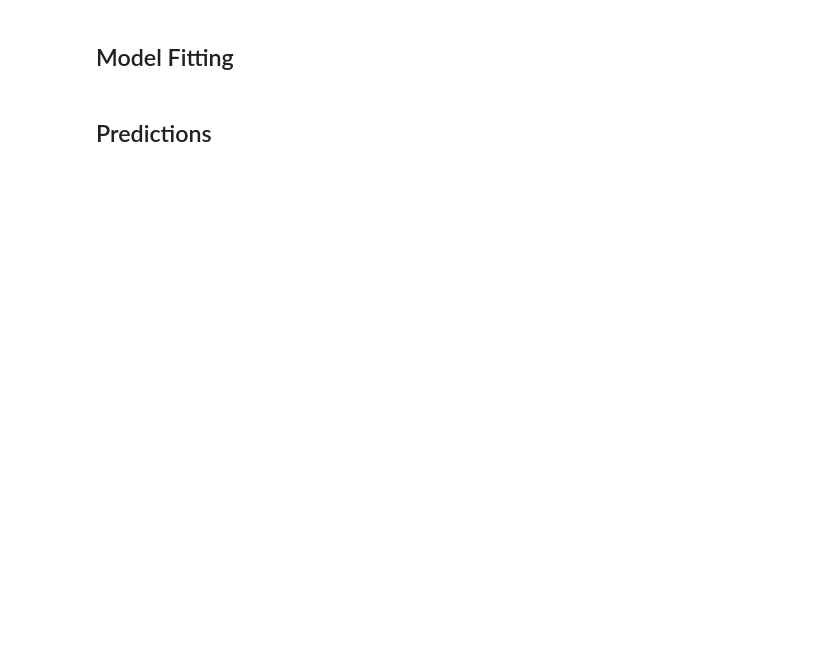
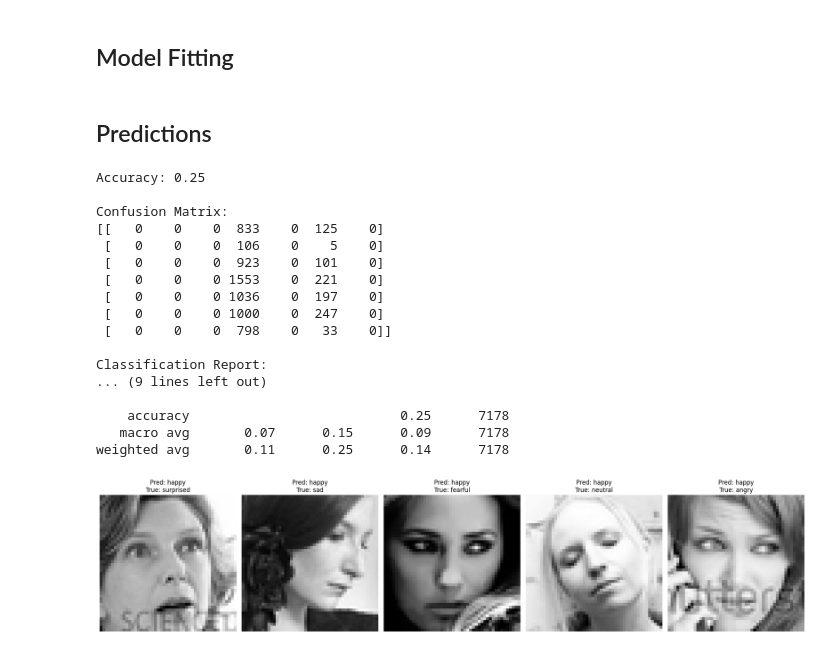
Before and after one commit to adam-fitz395/ML-Projects, a Jupyter notebook: K Means Cluster/cluster.ipynb, the cells around one changed output. Drawn from its saved outputs; the diff is of its cells as text; code cells hidden in the pictures; blank space fills up the shorter version.

```diff
--- a/K Means Cluster/cluster.ipynb
+++ b/K Means Cluster/cluster.ipynb
@@ -40,31 +47,68 @@ y_encoded = label_encoder.fit_transform(y)
 # %% [markdown]
 ## Model Fitting
 # %%
-# Initialize K-means (7 clusters for 7 emotions)
-kmeans = KMeans(n_clusters=7, random_state=42)
-kmeans.fit(X)
+# --- K-means Clustering ---
+kmeans = KMeans(n_clusters=7, random_state=42, n_init=10)
+kmeans.fit(X_train)
 
-# Get cluster assignments for each image
-cluster_labels = kmeans.labels_
+# --- Cluster-to-Emotion Mapping (Using Training Data) ---
+train_clusters = kmeans.labels_
+df = pd.DataFrame({'cluster': train_clusters, 'emotion': Y_train_encoded})
+cluster_to_emotion = {}
+
+for cluster in range(7):
+    cluster_emotions = df[df['cluster'] == cluster]['emotion']
+    if len(cluster_emotions) == 0:
+        cluster_to_emotion[cluster] = -1
+    else:
+        most_common = mode(cluster_emotions, keepdims=False).mode
+        cluster_to_emotion[cluster] = most_common
 # %% [markdown]
 ## Predictions
 # %%
-# Create DataFrame with cluster assignments and true labels
-df = pd.DataFrame({'cluster': cluster_labels, 'emotion': y_encoded})
-cluster_to_emotion = {}
+test_clusters = kmeans.predict(X_test)
 
-for cluster in range(7):
-    # Get emotions in the current cluster
-    cluster_emotions = df[df['cluster'] == cluster]['emotion']
+# Map clusters to emotions using our training-derived mapping
+predicted_emotions = np.array([cluster_to_emotion[c] for c in test_clusters])
 
-    # Handle empty clusters (if any)
-    if len(cluster_emotions) == 0:
-        cluster_to_emotion[cluster] = -1  # Assign a placeholder (adjust as needed)
-        continue
+# Decode back to original emotion strings
+predicted_emotion_labels = label_encoder.inverse_transform(predicted_emotions)
 
-    # Extract the most common emotion using .item()
-    most_common_emotion = mode(cluster_emotions).mode.item()
-    cluster_to_emotion[cluster] = most_common_emotion
+# --- Evaluation ---
+print(f"Accuracy: {accuracy_score(Y_test, predicted_emotion_labels):.2f}")
+print("\nConfusion Matrix:")
+print(confusion_matrix(Y_test, predicted_emotion_labels))
+print("\nClassification Report:")
+print(classification_report(Y_test, predicted_emotion_labels))
 
-# Map cluster labels to emotions
-predicted_emotions = [cluster_to_emotion[cluster] for cluster in cluster_labels]
+# --- Visualization ---
+# Plot test samples with predictions
+n_samples = 5
+plt.figure(figsize=(20, 8))
+for i in range(n_samples):
+    idx = np.random.randint(len(X_test))
+    plt.subplot(1, n_samples, i+1)
+    plt.imshow(X_test[idx].reshape(48, 48), cmap='gray')
+    plt.title(f"Pred: {predicted_emotion_labels[idx]}\nTrue: {Y_test[idx]}")
+    plt.axis('off')
+plt.tight_layout()
+plt.show()
+# %% [output]
+Accuracy: 0.25
+
+Confusion Matrix:
+[[   0    0    0  833    0  125    0]
+ [   0    0    0  106    0    5    0]
+ [   0    0    0  923    0  101    0]
+ [   0    0    0 1553    0  221    0]
+ [   0    0    0 1036    0  197    0]
+ [   0    0    0 1000    0  247    0]
+ [   0    0    0  798    0   33    0]]
+
+Classification Report:
+... (9 lines left out)
+
+    accuracy                           0.25      7178
+   macro avg       0.07      0.15      0.09      7178
+weighted avg       0.11      0.25      0.14      7178
+[figure, added]
```
Also changed, not shown: parts of 5 cells of this notebook.
